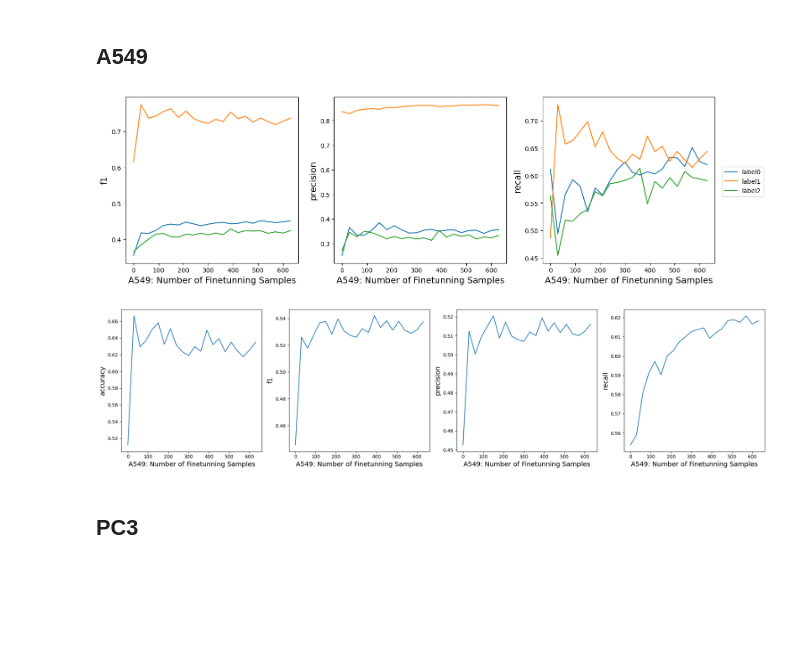
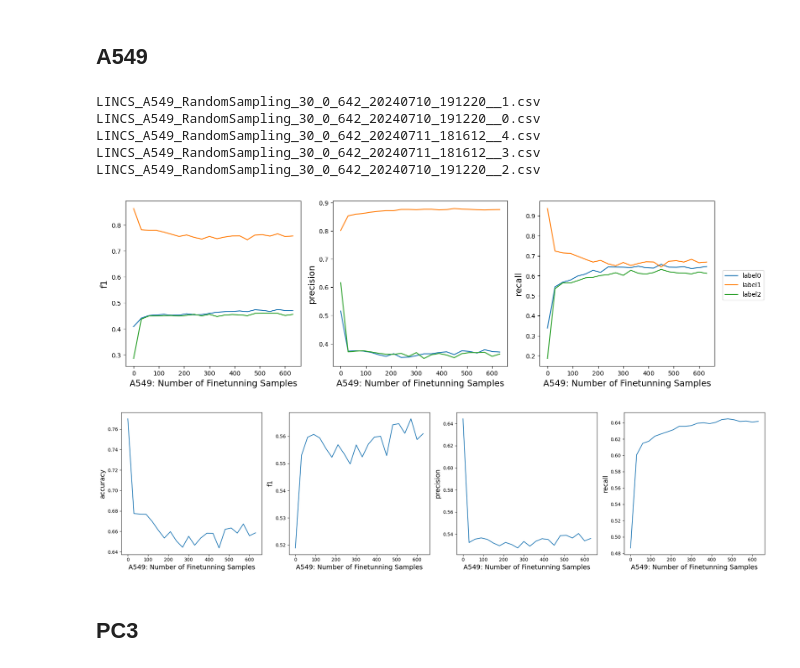
Before and after one commit to dearhannah/AnchorDrug_official, a Jupyter notebook: DataAnalysis/converge_curve.ipynb, the cells around one changed output. Cells and saved outputs as stored; diff of their text form; code cells hidden in the pictures; blank space fills up the shorter version.

```diff
--- a/DataAnalysis/converge_curve.ipynb
+++ b/DataAnalysis/converge_curve.ipynb
@@ -9,9 +9,9 @@ from sklearn.metrics import f1_score, precision_score, recall_score, accuracy_sc
 # %%
 rootdir = '/egr/research-aidd/menghan1/AnchorDrug/ActiveLearning_one_cellline'
 # expname = 'hannewnet_1000_256_64_imbalance_pretrain_balance_all_data'
-# expname = 'balance_batch32_epoch20_all_data'
-expname = 'all_data_batch64_epoch20_balance'
+expname = 'balance_batch32_epoch40_all_data'
+# expname = 'all_data_batch64_epoch20_balance'
 files = [f for f in os.listdir(f'{rootdir}/preds/{expname}') if 'RandomSampling_30' in f]
-files = list(set([f[:-5] for f in files]))
+# files = list(set([f[:-5] for f in files]))
 files
 # %% [output]
@@ -74,56 +97,67 @@ x_mcf7, f1_mcf7 = x, np.mean(f1, axis=0)/3
 # %% [markdown]
 ## A549
 # %%
+cell = 'A549'
 round_num = 22
 font = 14
+repeat = 5
+
 f1 = np.zeros((3,round_num))
 precision = np.zeros((3,round_num))
 recall = np.zeros((3,round_num))
 accuracy = np.zeros(round_num)
-for n in [0,1,2]:
-    f = [f for f in files if 'A549' in f]
-    pred_data = f'{rootdir}/preds/{expname}/{f[0]}{n}.csv'
+
+fc = [f for f in files if cell in f]
+
+for f in fc:
+    print(f)
+    pred_data = f'{rootdir}/preds/{expname}/{f}'
     data = pd.read_csv(pred_data).T.to_numpy()
     # print(data.shape)
     # for i in range(1,28):
     f1 += np.array([f1_score(data[0], data[i],average=None) for i in range(1,round_num+1)]).T
     precision += np.array([precision_score(data[0], data[i],average=None) for i in range(1,round_num+1)]).T
     recall += np.array([recall_score(data[0], data[i],average=None) for i in range(1,round_num+1)]).T
     accuracy += np.array([accuracy_score(data[0], data[i]) for i in range(1,round_num+1)])
     # print(f1.shape, precision.shape, recall.shape, accuracy.shape)
 
 fig, ax = plt.subplots(1,3, figsize=(15,4.5))
 x = [x*30 for x in range(round_num)]
-[ax[0].plot(x, f1[i]/3, label=f'label{i}') for i in range(3)]
-[ax[1].plot(x, precision[i]/3, label=f'label{i}') for i in range(3)]
-[ax[2].plot(x, recall[i]/3, label=f'label{i}') for i in range(3)]
+[ax[0].plot(x, f1[i]/repeat, label=f'label{i}') for i in range(3)]
+[ax[1].plot(x, precision[i]/repeat, label=f'label{i}') for i in range(3)]
+[ax[2].plot(x, recall[i]/repeat, label=f'label{i}') for i in range(3)]
 ax[0].set_ylabel('f1', size=font)
 ax[1].set_ylabel('precision', size=font)
 ax[2].set_ylabel('recall', size=font)
-[ax[i].set_xlabel('A549: Number of Finetunning Samples', size=font) for i in range(3)]
+[ax[i].set_xlabel(f'{cell}: Number of Finetunning Samples', size=font) for i in range(3)]
 plt.legend(bbox_to_anchor=(1.3, 0.6))
 fig.tight_layout()  # otherwise the right y-label is slightly clipped
 plt.show()
 
 fig, ax = plt.subplots(1,4, figsize=(20,5))
-ax[0].plot(x, accuracy/3, label='accuracy')
+ax[0].plot(x, accuracy/repeat, label='accuracy')
 ax[0].set_ylabel('accuracy', size=font)
-ax[1].plot(x, np.mean(f1, axis=0)/3, label='f1')
+ax[1].plot(x, np.mean(f1, axis=0)/repeat, label='f1')
 ax[1].set_ylabel('f1', size=font)
-ax[2].plot(x, np.mean(precision, axis=0)/3, label='precision')
+ax[2].plot(x, np.mean(precision, axis=0)/repeat, label='precision')
 ax[2].set_ylabel('precision', size=font)
-ax[3].plot(x, np.mean(recall, axis=0)/3, label='recall')
+ax[3].plot(x, np.mean(recall, axis=0)/repeat, label='recall')
 ax[3].set_ylabel('recall', size=font)
 
-[ax[i].set_xlabel('A549: Number of Finetunning Samples', size=font) for i in range(4)]
+[ax[i].set_xlabel(f'{cell}: Number of Finetunning Samples', size=font) for i in range(4)]
 # plt.legend(bbox_to_anchor=(1.0, 0.6))
 fig.tight_layout()  # otherwise the right y-label is slightly clipped
 plt.show()
 
-x_a549, f1_a549 = x, np.mean(f1, axis=0)/3
+x_a549, f1_a549 = x, np.mean(f1, axis=0)/repeat
 # %% [output]
+LINCS_A549_RandomSampling_30_0_642_20240710_191220__1.csv
+LINCS_A549_RandomSampling_30_0_642_20240710_191220__0.csv
+LINCS_A549_RandomSampling_30_0_642_20240711_181612__4.csv
+LINCS_A549_RandomSampling_30_0_642_20240711_181612__3.csv
+LINCS_A549_RandomSampling_30_0_642_20240710_191220__2.csv
-[figure, old version]
+[figure, new version]
-[figure, old version]
+[figure, new version]
 # %%
 # ### double check with logfile
 # def metrics_from_txt(fname):
```
Also changed, not shown: parts of 5 cells of this notebook, 2 other files.
